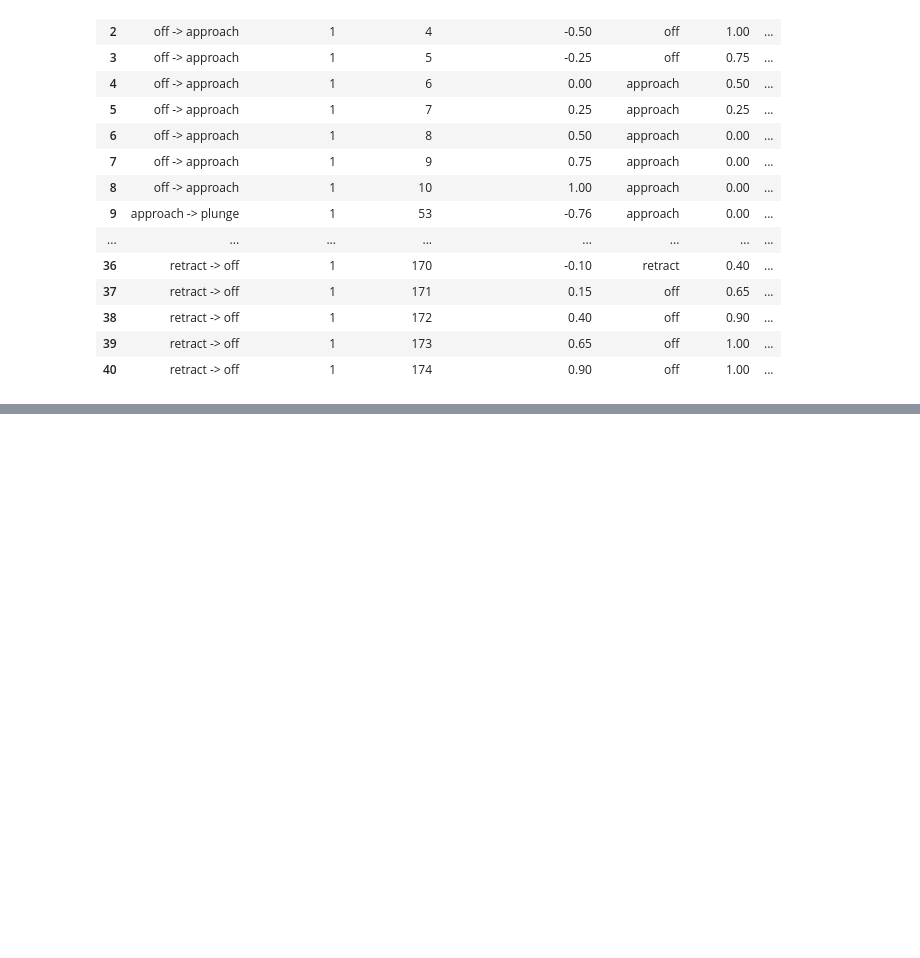
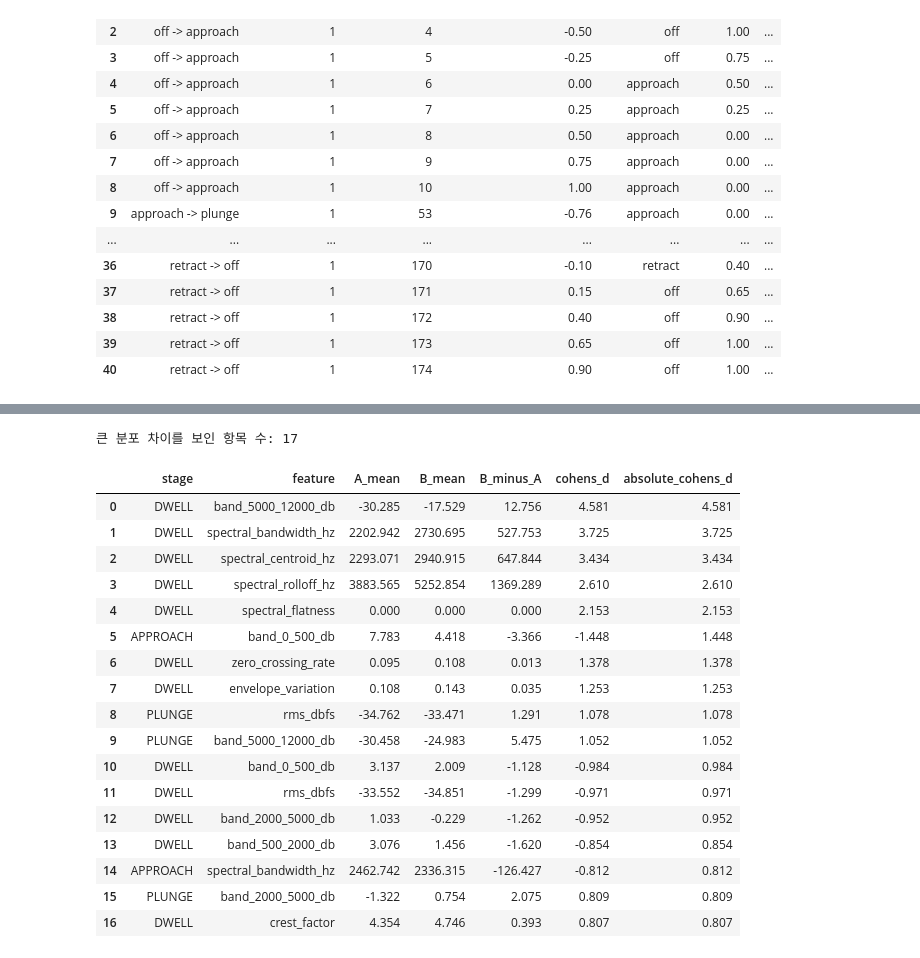
Before and after one commit to tnwlvos/Purdue-AI-education-Muchine-Learning-, a Jupyter notebook: FSSW_Audio_Classification.ipynb, the cells around one changed output, grey strips where cells are left out. Cells and saved outputs as stored; diff of their text form; code cells hidden in the pictures; blank space fills up the shorter version.

```diff
--- a/FSSW_Audio_Classification.ipynb
+++ b/FSSW_Audio_Classification.ipynb
@@ -4976,0 +5529,42 @@ display(
+# %%
+large_raw_feature_shifts = (
+    raw_feature_comparison[
+        raw_feature_comparison[
+            "absolute_cohens_d"
+        ] >= 0.8
+    ]
+    .sort_values(
+        "absolute_cohens_d",
+        ascending=False
+    )
+    .reset_index(drop=True)
+)
+
+print(
+    "큰 분포 차이를 보인 항목 수:",
+    len(large_raw_feature_shifts)
+)
+
+display(
+    large_raw_feature_shifts.round(3)
+)
+# %% [output]
+큰 분포 차이를 보인 항목 수: 17
+|  | stage | feature | A_mean | B_mean | B_minus_A | cohens_d | absolute_cohens_d |
+| 0 | DWELL | band_5000_12000_db | -30.285 | -17.529 | 12.756 | 4.581 | 4.581 |
+| 1 | DWELL | spectral_bandwidth_hz | 2202.942 | 2730.695 | 527.753 | 3.725 | 3.725 |
+| 2 | DWELL | spectral_centroid_hz | 2293.071 | 2940.915 | 647.844 | 3.434 | 3.434 |
+| 3 | DWELL | spectral_rolloff_hz | 3883.565 | 5252.854 | 1369.289 | 2.610 | 2.610 |
+| 4 | DWELL | spectral_flatness | 0.000 | 0.000 | 0.000 | 2.153 | 2.153 |
+| 5 | APPROACH | band_0_500_db | 7.783 | 4.418 | -3.366 | -1.448 | 1.448 |
+| 6 | DWELL | zero_crossing_rate | 0.095 | 0.108 | 0.013 | 1.378 | 1.378 |
+| 7 | DWELL | envelope_variation | 0.108 | 0.143 | 0.035 | 1.253 | 1.253 |
+| 8 | PLUNGE | rms_dbfs | -34.762 | -33.471 | 1.291 | 1.078 | 1.078 |
+| 9 | PLUNGE | band_5000_12000_db | -30.458 | -24.983 | 5.475 | 1.052 | 1.052 |
+| 10 | DWELL | band_0_500_db | 3.137 | 2.009 | -1.128 | -0.984 | 0.984 |
+| 11 | DWELL | rms_dbfs | -33.552 | -34.851 | -1.299 | -0.971 | 0.971 |
+| 12 | DWELL | band_2000_5000_db | 1.033 | -0.229 | -1.262 | -0.952 | 0.952 |
+| 13 | DWELL | band_500_2000_db | 3.076 | 1.456 | -1.620 | -0.854 | 0.854 |
+| 14 | APPROACH | spectral_bandwidth_hz | 2462.742 | 2336.315 | -126.427 | -0.812 | 0.812 |
+| 15 | PLUNGE | band_2000_5000_db | -1.322 | 0.754 | 2.075 | 0.809 | 0.809 |
+| 16 | DWELL | crest_factor | 4.354 | 4.746 | 0.393 | 0.807 | 0.807 |
```
Also changed, not shown: parts of 6 cells of this notebook.
